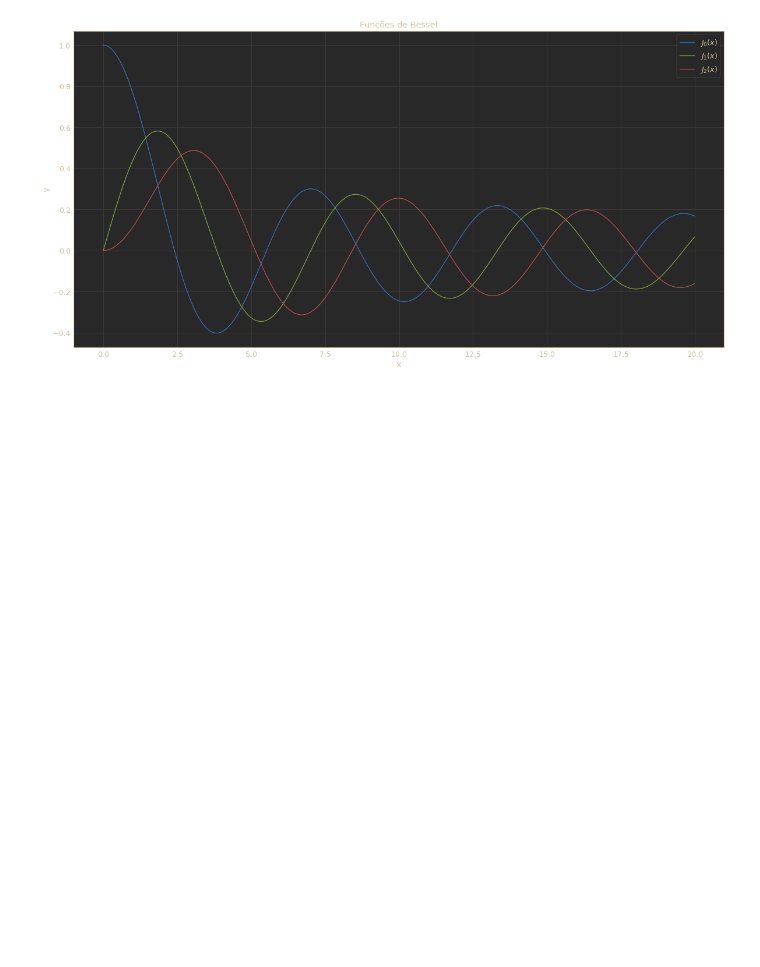
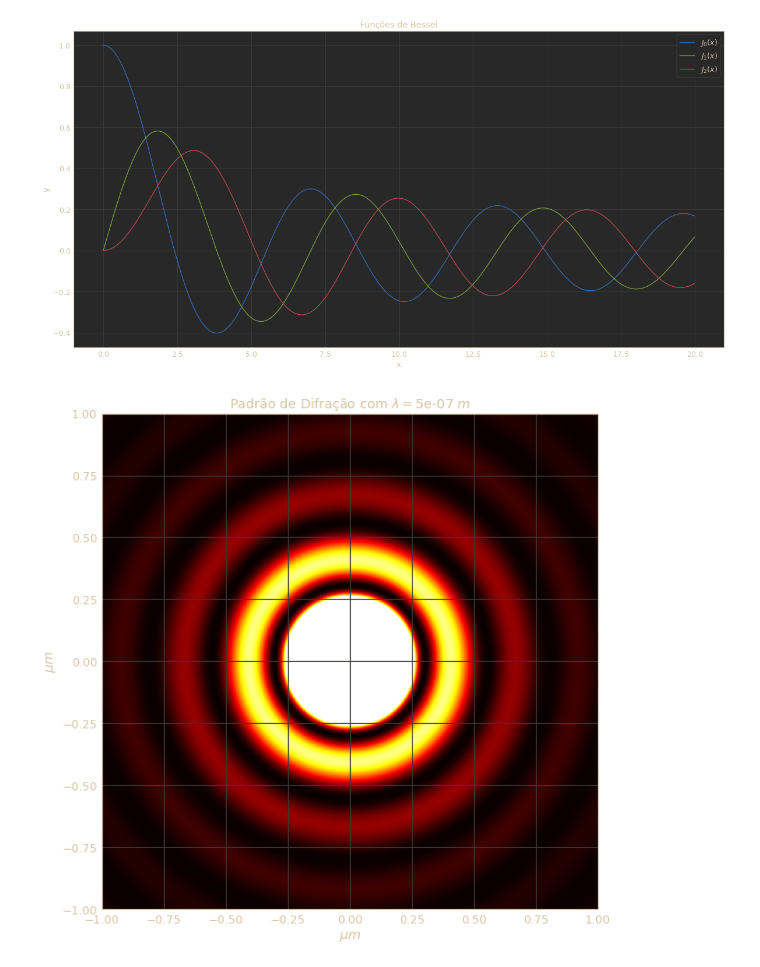
Before and after one commit to diogobgomes/FisicaComputacional, a Jupyter notebook: TP4/TP4.ipynb, the cells around one changed output. Drawn from its saved outputs; the diff is of its cells as text; code cells hidden in the pictures; blank space fills up the shorter version.

```diff
--- a/TP4/TP4.ipynb
+++ b/TP4/TP4.ipynb
@@ -168,4 +168,56 @@ plt.legend()
 plt.show()
 # %% [output]
 [figure]
+# %%
+# Alínea 2
+
+# Distance to origin
+def distance(x,y):
+    return np.sqrt(x**2+y**2)
+
+# We'll first calculate a quarter-plane (symmetry), and the one of the axis
+# The origin will be set to the highest possible value, we don't calculate because it divides by 0
+
+# Useful values
+side = 201 # Must be odd
+maxrange = 1e-6 # Range of the square
+#matrixSide = side*2+1
+multiplier = maxrange/side
+
+wavelenght = 500e-9
+k = 2*np.pi/wavelenght
+maxValue = 0.005
+
+
+# PLANE
+distMatr = np.zeros((side,side),float)
+for x in range(side):
+    for y in range(side):
+        distMatr[y,x] = distance(y*multiplier,x*multiplier) + 1*multiplier # Plus one to shift it up to the needed place
+dispMatr = np.vectorize(lambda r: (J(1,k*r)/(k*r))**2 )(distMatr)
+
+# AXIS
+# Create an array with the distances to each point in the plane
+distArr = np.arange(1,side+1,1) * multiplier
+dispArr = np.vectorize(lambda r: (J(1,k*r)/(k*r))**2 )(distArr)
+
+# Create the display plane
+disp = np.empty((side*2+1,side*2+1))
+
+disp[:,side+1:] = np.concatenate((np.flip(dispMatr,axis=0),dispArr[None,:],dispMatr),axis=0)
+disp[:,:side] = np.flip(disp[:,side+1:],axis = 1)
+tmp = np.array(maxValue)
+disp[:,side] = np.concatenate((np.flip(dispArr,axis=0),tmp[None],dispArr))
+
+# Draw the graph
+plt.figure(figsize=(20,10))
+plt.hot()
+extent = side*multiplier*10**6
+plt.imshow(disp.T,origin="lower",vmax=maxValue,extent=[-extent,extent,-extent,extent])
+plt.xlabel("$\mu m$")
+plt.ylabel("$\mu m$")
+plt.title("Padrão de Difração com $\lambda = $"+str(wavelenght)+" $m$")
+plt.show()
+# %% [output]
+[figure, added]
 # %%
```
Also changed, not shown: parts of 12 cells of this notebook.
